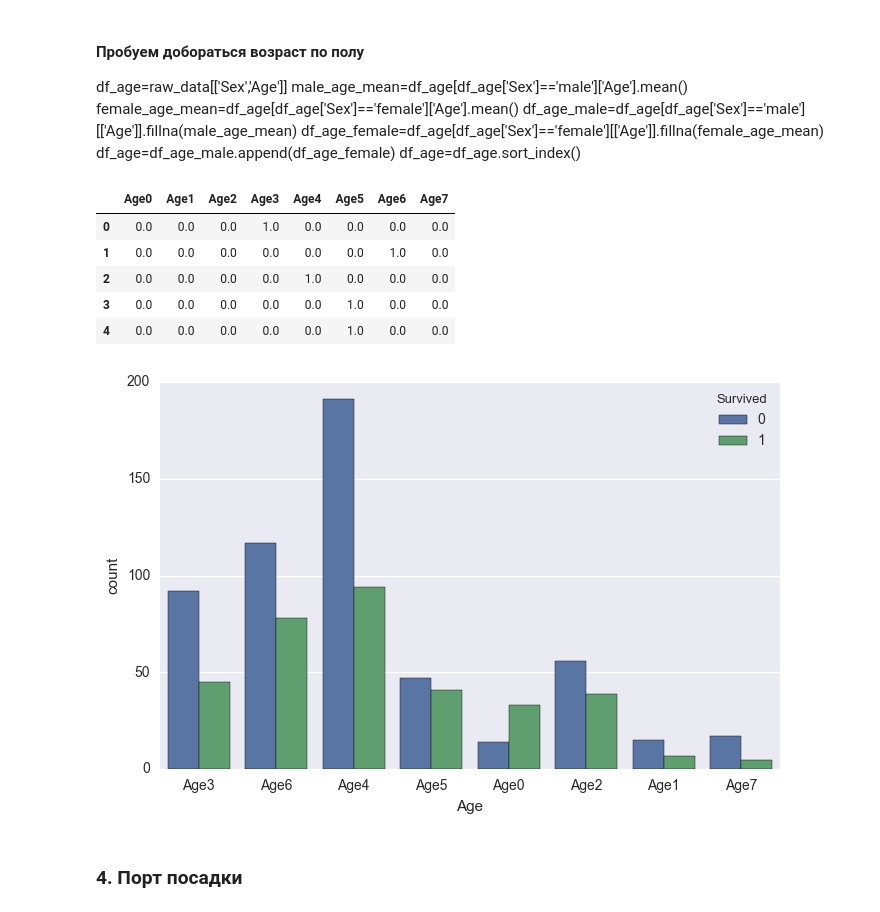
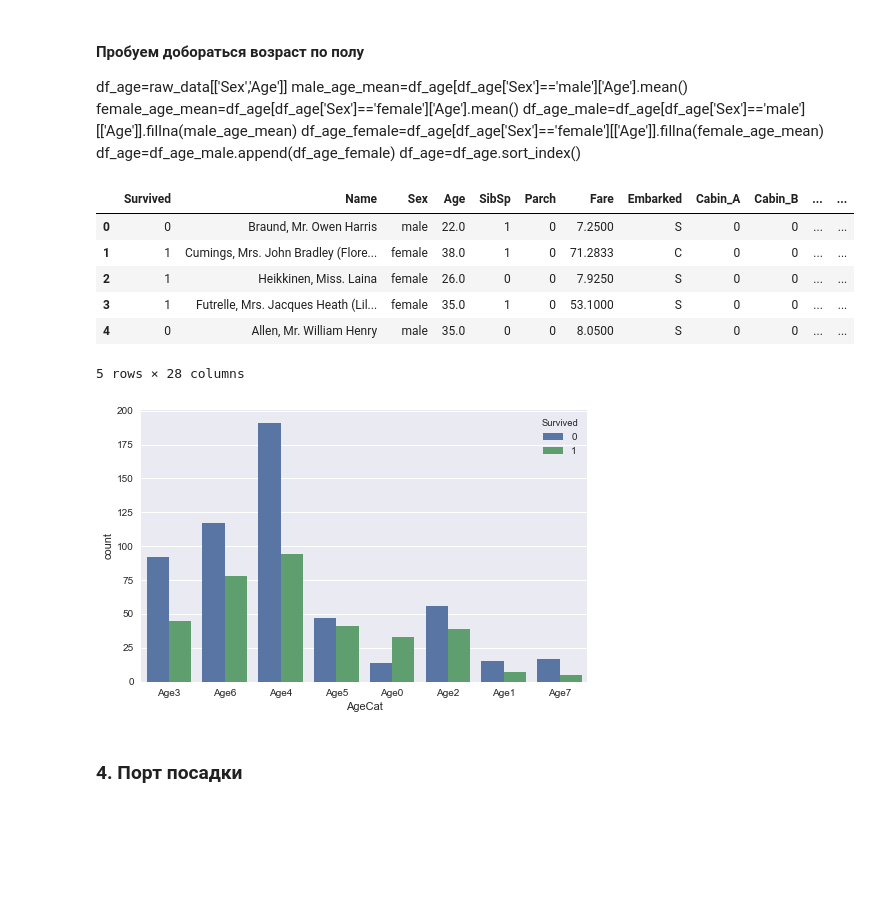
Before and after one commit to MiniGN/Kaggle-Titanic, a Jupyter notebook: run.ipynb, the cells around one changed output. Drawn from its saved outputs; the diff is of its cells as text; code cells hidden in the pictures; blank space fills up the shorter version.

```diff
--- a/run.ipynb
+++ b/run.ipynb
@@ -14,8 +14,9 @@ Populating the interactive namespace from numpy and matplotlib
 # %% [markdown]
 ## Raw data
 # %%
-raw_data = pd.read_csv('train.csv', header = 0, sep = ',')
-raw_data.head(20)
+train_df = pd.read_csv('train.csv', header = 0, sep = ',')
+test_df = pd.read_csv('test.csv', header = 0, sep = ',')
+train_df.head(5)
 # %% [output]
 |  | PassengerId | Survived | Pclass | Name | Sex | Age | SibSp | Parch | Ticket | Fare | ... |
 | 0 | 1 | 0 | 3 | Braund, Mr. Owen Harris | male | 22.0 | 1 | 0 | A/5 21171 | 7.2500 | ... |
@@ -48,3 +38,7 @@ raw_data.head(20)
 8|fare | Стоимость билета |
 9|cabin | № каюты |
 10|embarked	| Порт посадки | C = Cherbourg, Q = Queenstown, S = Southampton
+# %%
+train_df = train_df.drop(['PassengerId','Ticket'], axis=1)
+test_df = test_df.drop(['Ticket'], axis=1)
+train_df.head(5)
@@ -82,0 +78,12 @@ df_class.head()
+# %%
+def eng_Class(df,plot):
+    if plot: sns.countplot(x='Pclass', hue='Survived', data=df);
+    dummies=pd.get_dummies(df['Pclass'])
+    dummies.columns = ['Class_1','Class_2','Class_3']
+    df=df.join(dummies)
+    df.drop(['Pclass'], axis=1,inplace=True)
+    return df
+
+train_df=eng_Class(train_df,True)
+test_df=eng_Class(test_df,False)
+train_df.head(5)
@@ -94,36 +109,44 @@ df_age=df_age.sort_index()
 # %%
 def age_convert(age):
     if age<=6:
         return 0
     elif age<=12:
         return 1
     elif age<=19:
         return 2
     elif age<=25:
         return 3
     elif age<=30:
         return 4
     elif age<=35:
         return 5
     elif age<=60:
         return 6
     else:
         return 7
-df_age=raw_data[['Age']]
-df_age=df_age.fillna(df_age.mean())
-df_age['Age']=df_age['Age'].apply(age_convert)
-df_age['Age']=df_age['Age'].apply(lambda x:'Age'+str(x))
-sns.countplot(x='Age', hue='Survived', data=df_age.join(raw_data['Survived']));
-# Делаем массив бинарных признаков
-df_age=pd.get_dummies(df_age,prefix='',prefix_sep='')
-df_age.head()
+
+def eng_Age(df,plot):
+    df['Age']=df['Age'].fillna(df['Age'].mean())
+    df['AgeCat']=df['Age'].apply(age_convert)
+    df['AgeCat']=df['AgeCat'].apply(lambda x:'Age'+str(x))
+    if plot: sns.countplot(x='AgeCat', hue='Survived', data=df);
+    # Делаем массив бинарных признаков
+    dummies=pd.get_dummies(df['AgeCat'],prefix='',prefix_sep='')
+    df=df.join(dummies)
+    df.drop(['AgeCat'], axis=1,inplace=True)
+    return df
+
+train_df=eng_Age(train_df,True)
+test_df=eng_Age(test_df,False)
+train_df.head(5)
 # %% [output]
-|  | Age0 | Age1 | Age2 | Age3 | Age4 | Age5 | Age6 | Age7 |
-| 0 | 0.0 | 0.0 | 0.0 | 1.0 | 0.0 | 0.0 | 0.0 | 0.0 |
-| 1 | 0.0 | 0.0 | 0.0 | 0.0 | 0.0 | 0.0 | 1.0 | 0.0 |
-| 2 | 0.0 | 0.0 | 0.0 | 0.0 | 1.0 | 0.0 | 0.0 | 0.0 |
-| 3 | 0.0 | 0.0 | 0.0 | 0.0 | 0.0 | 1.0 | 0.0 | 0.0 |
-| 4 | 0.0 | 0.0 | 0.0 | 0.0 | 0.0 | 1.0 | 0.0 | 0.0 |
+|  | Survived | Name | Sex | Age | SibSp | Parch | Fare | Embarked | Cabin_A | Cabin_B | ... | ... |
+| 0 | 0 | Braund, Mr. Owen Harris | male | 22.0 | 1 | 0 | 7.2500 | S | 0 | 0 | ... | ... |
+| 1 | 1 | Cumings, Mrs. John Bradley (Flore... | female | 38.0 | 1 | 0 | 71.2833 | C | 0 | 0 | ... | ... |
+| 2 | 1 | Heikkinen, Miss. Laina | female | 26.0 | 0 | 0 | 7.9250 | S | 0 | 0 | ... | ... |
+| 3 | 1 | Futrelle, Mrs. Jacques Heath (Lil... | female | 35.0 | 1 | 0 | 53.1000 | S | 0 | 0 | ... | ... |
+| 4 | 0 | Allen, Mr. William Henry | male | 35.0 | 0 | 0 | 8.0500 | S | 0 | 0 | ... | ... |
+5 rows × 28 columns
-[figure, old version]
+[figure, new version]
 # %% [markdown]
 ### 4. Порт посадки
```
Also changed, not shown: parts of 25 cells of this notebook, 2 other files.
